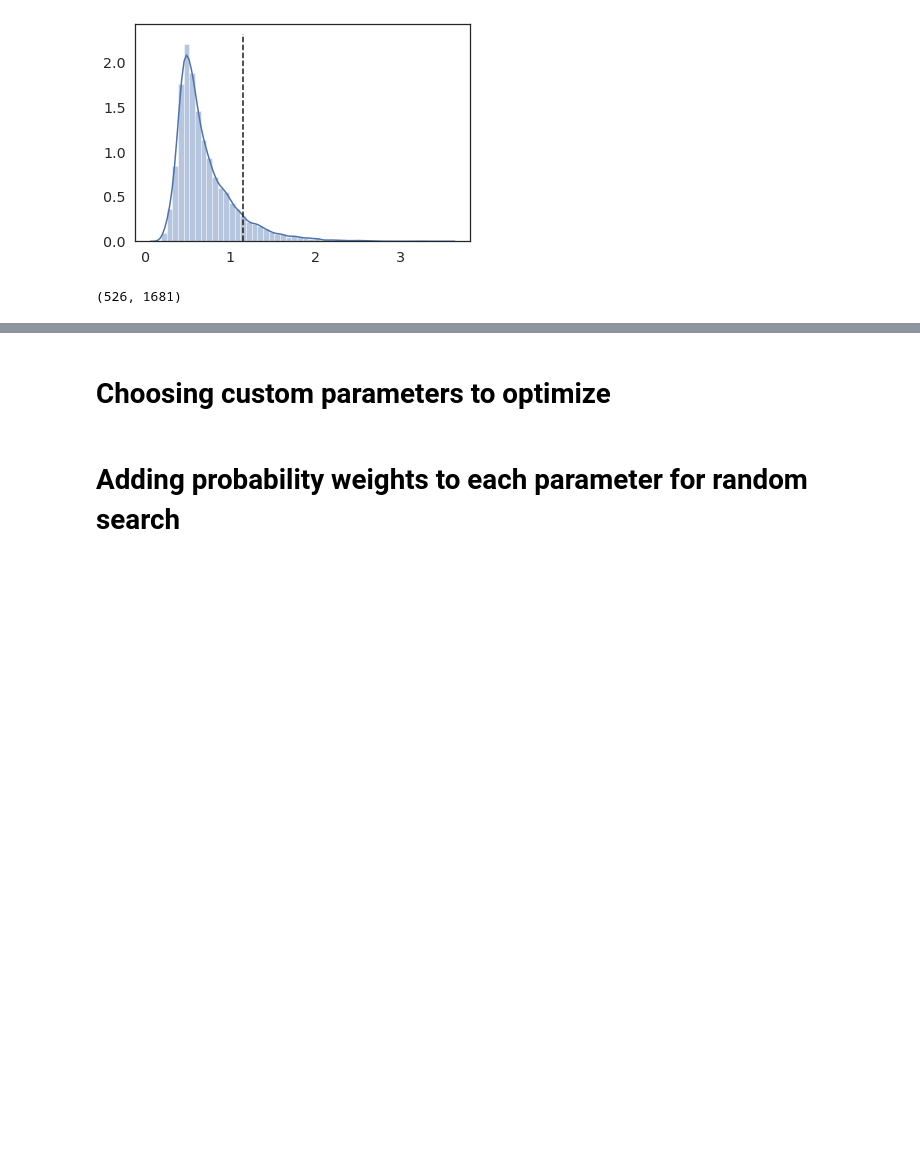
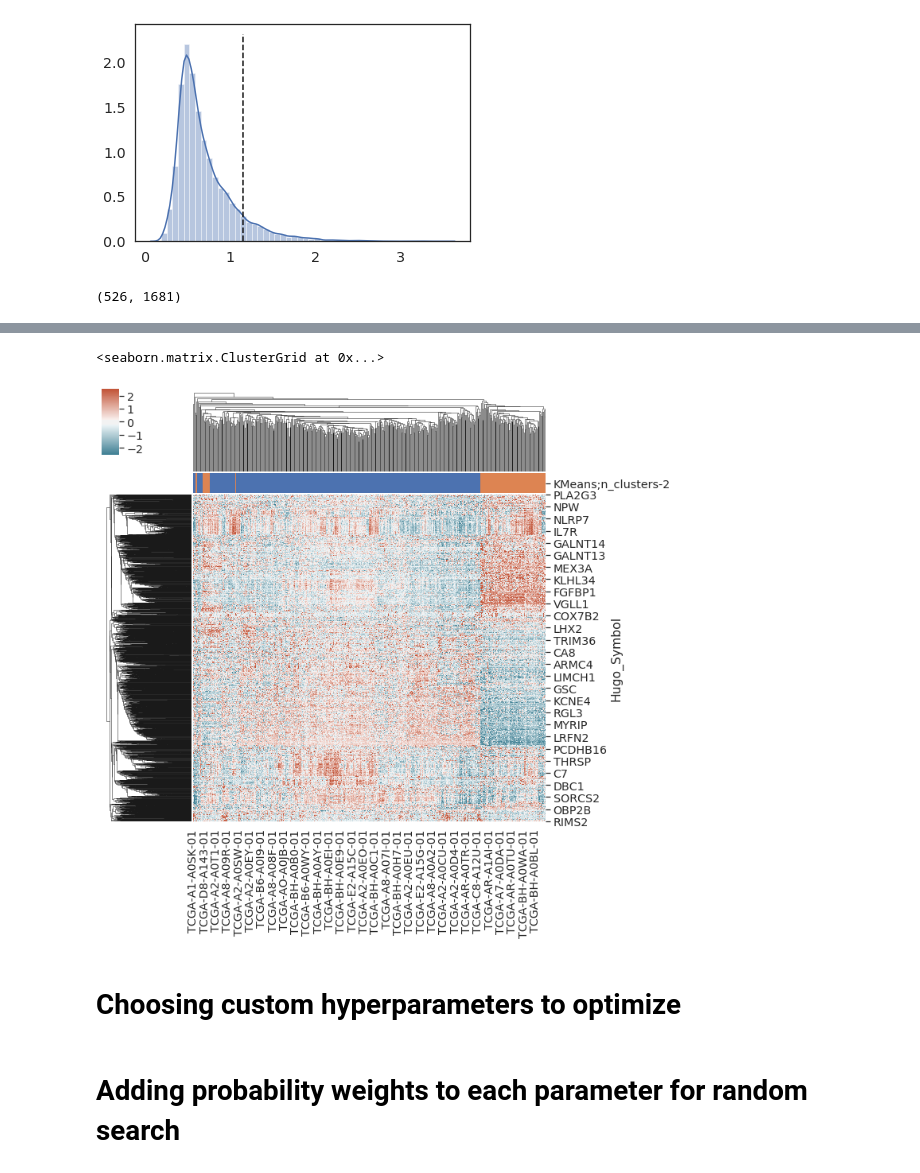
Before and after one commit to liliblu/hypercluster, a Jupyter notebook: examples/local_no-snakemake/running_locally.ipynb, the cells around one changed output, grey strips where cells are left out. Saved outputs shown, nothing was run; the diff lists cells and outputs as text; code cells hidden in the pictures; blank space fills up the shorter version.

```diff
--- a/examples/local_no-snakemake/running_locally.ipynb
+++ b/examples/local_no-snakemake/running_locally.ipynb
@@ -35,5 +65,16 @@ pd([(1, 2), (3, 4)])
+# %%
+evals = evals.loc[:,evals.loc['number_clustered']==evals.loc['number_clustered'].max()]
+# %%
+best_labels = hc.clustering.pick_best_labels(evals, labels)
+# %%
+col_colors = best_labels[best_labels.columns[0]].replace({clus: sns.color_palette().as_hex()[i] for i, clus in enumerate(best_labels[best_labels.columns[0]].unique())})
+# %%
+sns.clustermap(hc.visualize.zscore(data.transpose()), col_colors=col_colors, cmap=sns.diverging_palette(220, 20, sep=20, as_cmap=True), vmin=-2.5, vmax=2.5)
+# %% [output]
+<seaborn.matrix.ClusterGrid at 0x...>
+[figure, added]
 # %% [markdown]
-# Choosing custom parameters to optimize
+# Choosing custom hyperparameters to optimize
 # %% [markdown]
 # Adding probability weights to each parameter for random search
 # %% [markdown]
```
Also changed, not shown: parts of 6 cells of this notebook.
